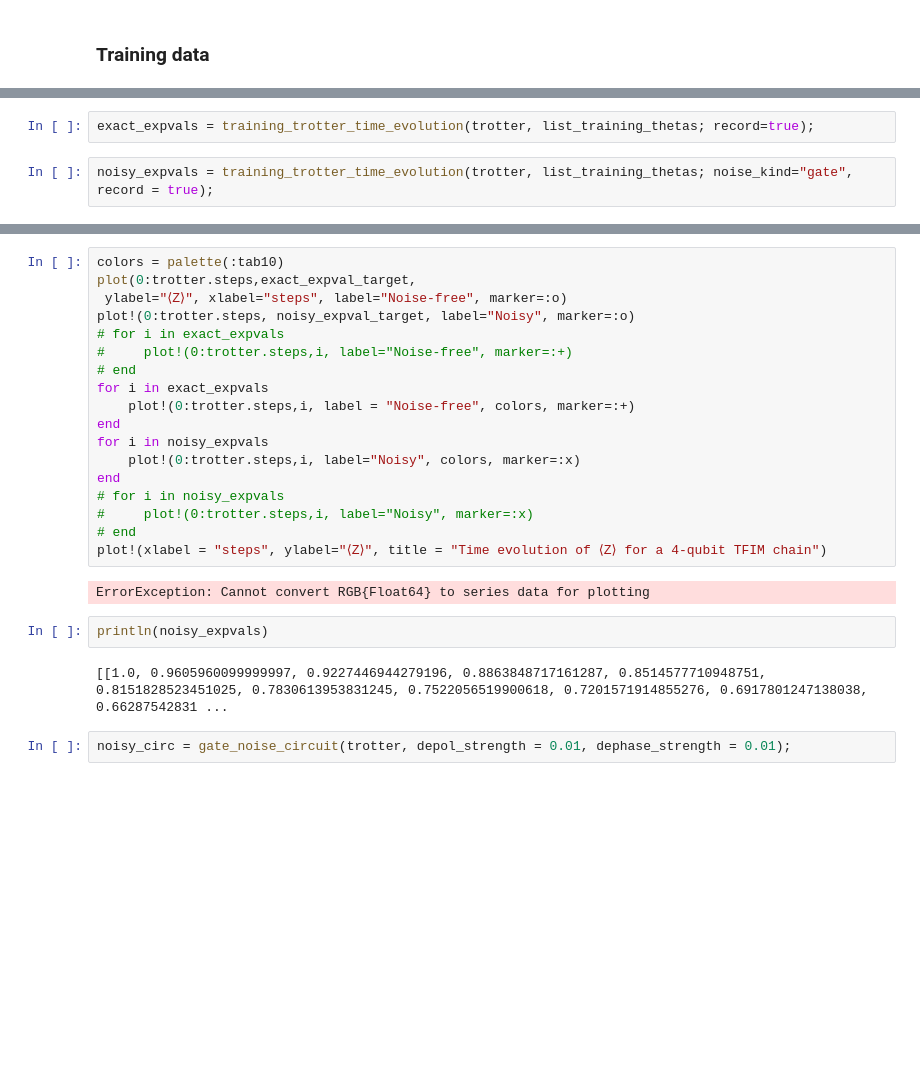
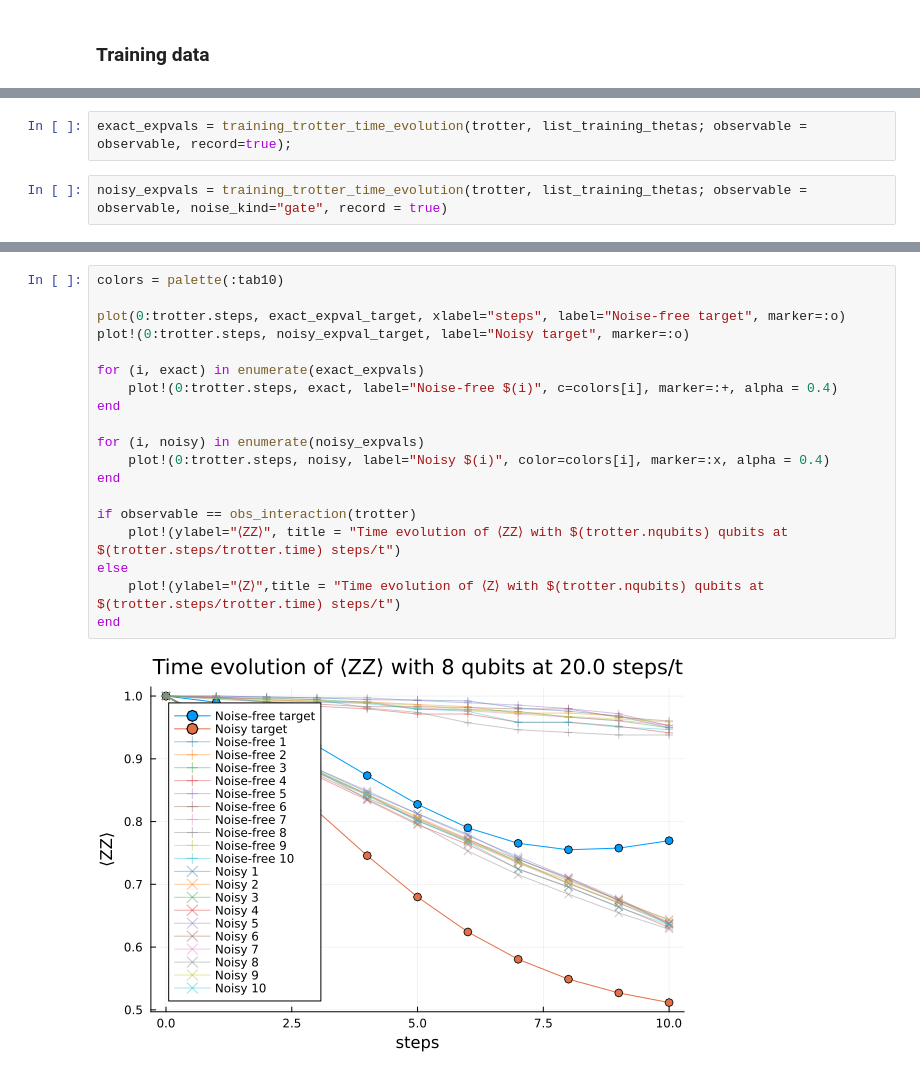
Before and after one commit to julia-guignon/pp-em, a Jupyter notebook: cdr/trotter_merge.ipynb, the cells around one changed output, grey strips where cells are left out. Saved outputs shown, nothing was run; the diff lists cells and outputs as text; blank space fills up the shorter version.

```diff
--- a/cdr/trotter_merge.ipynb
+++ b/cdr/trotter_merge.ipynb
@@ -441,4 +461,4 @@ list_training_thetas = training_set_generation_brut(trotter; num_samples=10, non
 # %%
-exact_expvals = training_trotter_time_evolution(trotter, list_training_thetas; record=true);
+exact_expvals = training_trotter_time_evolution(trotter, list_training_thetas; observable = observable, record=true);
 # %%
-noisy_expvals = training_trotter_time_evolution(trotter, list_training_thetas; noise_kind="gate", record = true);
+noisy_expvals = training_trotter_time_evolution(trotter, list_training_thetas; observable = observable, noise_kind="gate", record = true)
@@ -445,29 +477,24 @@ noisy_expvals = training_trotter_time_evolution(trotter, list_training_thetas; n
 # %%
 colors = palette(:tab10)
-plot(0:trotter.steps,exact_expval_target,
- ylabel="⟨Z⟩", xlabel="steps", label="Noise-free", marker=:o)
-plot!(0:trotter.steps, noisy_expval_target, label="Noisy", marker=:o)
-# for i in exact_expvals
-#     plot!(0:trotter.steps,i, label="Noise-free", marker=:+)
-# end
-for i in exact_expvals
-    plot!(0:trotter.steps,i, label = "Noise-free", colors, marker=:+)
+
+plot(0:trotter.steps, exact_expval_target, xlabel="steps", label="Noise-free target", marker=:o)
+plot!(0:trotter.steps, noisy_expval_target, label="Noisy target", marker=:o)
+
+for (i, exact) in enumerate(exact_expvals)
+    plot!(0:trotter.steps, exact, label="Noise-free $(i)", c=colors[i], marker=:+, alpha = 0.4)
 end
-for i in noisy_expvals
-    plot!(0:trotter.steps,i, label="Noisy", colors, marker=:x)
+
+for (i, noisy) in enumerate(noisy_expvals)
+    plot!(0:trotter.steps, noisy, label="Noisy $(i)", color=colors[i], marker=:x, alpha = 0.4)
 end
-# for i in noisy_expvals
-#     plot!(0:trotter.steps,i, label="Noisy", marker=:x)
-# end
-plot!(xlabel = "steps", ylabel="⟨Z⟩", title = "Time evolution of ⟨Z⟩ for a 4-qubit TFIM chain")
+
+if observable == obs_interaction(trotter)
+    plot!(ylabel="⟨ZZ⟩", title = "Time evolution of ⟨ZZ⟩ with $(trotter.nqubits) qubits at $(trotter.steps/trotter.time) steps/t")
+else
+    plot!(ylabel="⟨Z⟩",title = "Time evolution of ⟨Z⟩ with $(trotter.nqubits) qubits at $(trotter.steps/trotter.time) steps/t")
+end
 # %% [output]
-ErrorException: Cannot convert RGB{Float64} to series data for plotting
+[figure, added]
-# %%
-println(noisy_expvals)
-# %% [output]
-[[1.0, 0.9605960099999997, 0.9227446944279196, 0.8863848717161287, 0.8514577710948751, 0.8151828523451025, 0.7830613953831245, 0.7522056519900618, 0.7201571914855276, 0.6917801247138038, 0.66287542831 ...
-# %%
-noisy_circ = gate_noise_circuit(trotter, depol_strength = 0.01, dephase_strength = 0.01);
 # %%
 exact_expvals_cdr = training_trotter_time_evolution(trotter, list_training_thetas; record=false);
 noisy_expvals_cdr = training_trotter_time_evolution(trotter, list_training_thetas; noise_kind="gate", record = false);
```
Also changed, not shown: parts of 26 cells of this notebook.
